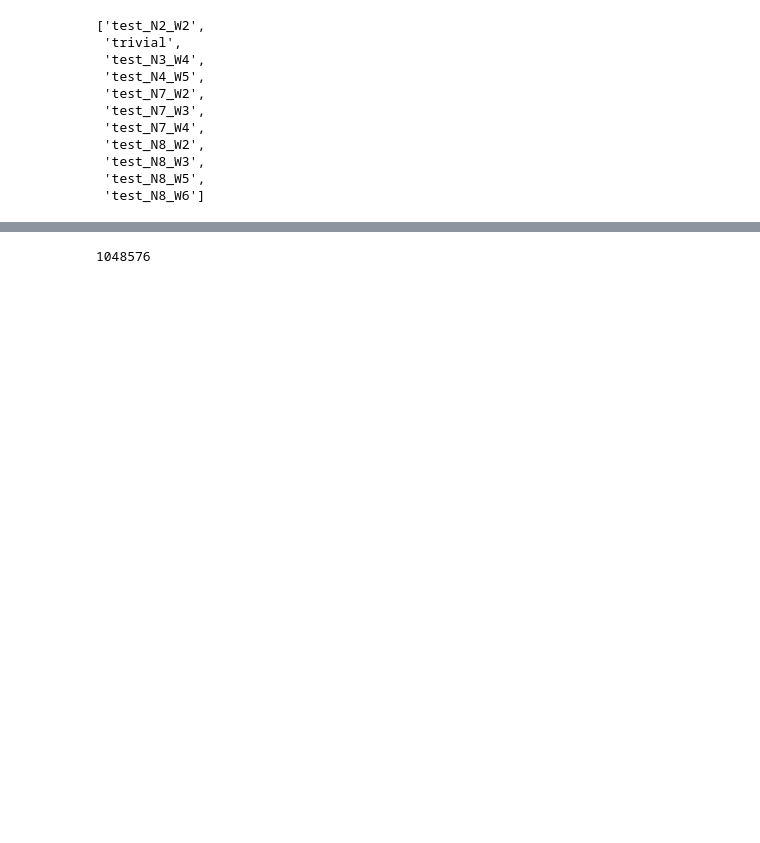
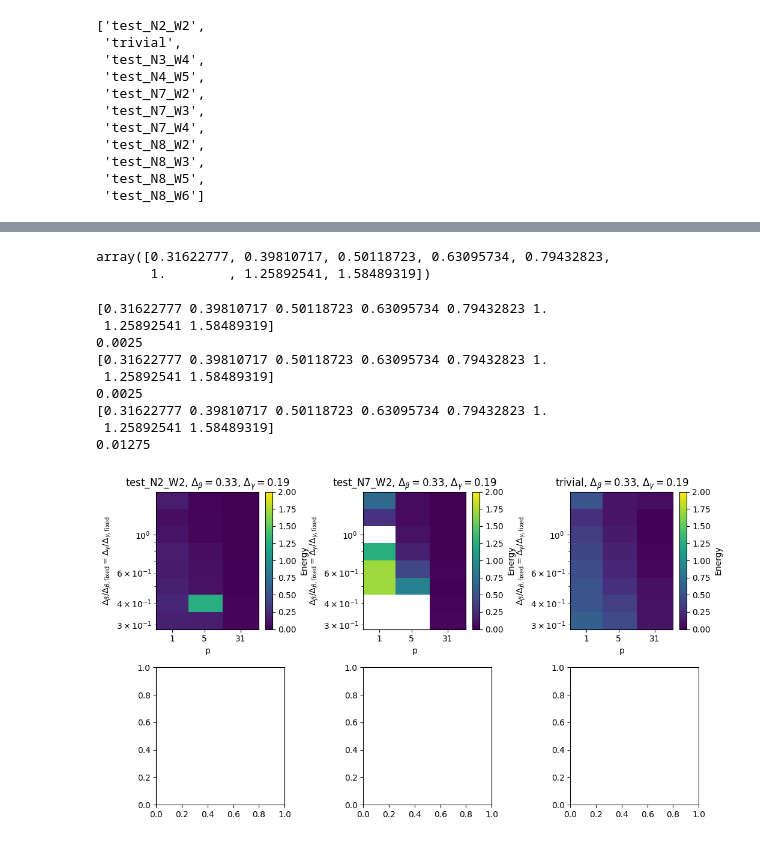
Before and after one commit to JoshCudby/quantum_pangenomics, a Jupyter notebook: new_hubo_formulation/hubo_qaoa/nonvariational/plot_nonvariational.ipynb, the cells around one changed output, grey strips where cells are left out. Cells and saved outputs as stored; diff of their text form; code cells hidden in the pictures; blank space fills up the shorter version.

```diff
--- a/new_hubo_formulation/hubo_qaoa/nonvariational/plot_nonvariational.ipynb
+++ b/new_hubo_formulation/hubo_qaoa/nonvariational/plot_nonvariational.ipynb
@@ -274,4 +282,28 @@ test_N4_W5 (31, np.float64(1.0))
-# %%
-2**20
-# %% [output]
-1048576
+# %%
+np.logspace(-0.5, 0.2, 8, base=10)
+# %% [output]
+array([0.31622777, 0.39810717, 0.50118723, 0.63095734, 0.79432823,
+       1.        , 1.25892541, 1.58489319])
+# %%
+fig, axs = plt.subplots(2, 3)
+plot(axs[0, 0], 'test_N2_W2', 0.33, 0.19, 4000, True)
+plot(axs[0, 1], 'test_N7_W2', 0.33, 0.19, 4000, True)
+plot(axs[0, 2], 'trivial', 0.33, 0.19, 4000, True)
+# plot(axs[1, 0], 'test_N8_W3', 0.33, 0.19, 4000, True)
+# plot(axs[1, 1], 'test_N3_W4', 0.33, 0.19, 4000, True)
+# plot(axs[1, 2], 'test_N4_W5', 0.33, 0.19, 4000, True)
+
+fig.set_figheight(3 * len(axs[:, 0]))
+fig.set_figwidth(3.5 * len(axs[0, :]))
+plt.tight_layout()
+# %% [output]
+[0.31622777 0.39810717 0.50118723 0.63095734 0.79432823 1.
+ 1.25892541 1.58489319]
+0.0025
+[0.31622777 0.39810717 0.50118723 0.63095734 0.79432823 1.
+ 1.25892541 1.58489319]
+0.0025
+[0.31622777 0.39810717 0.50118723 0.63095734 0.79432823 1.
+ 1.25892541 1.58489319]
+0.01275
+[figure, added]
```
Also changed, not shown: parts of 7 cells of this notebook, 11 other files.
